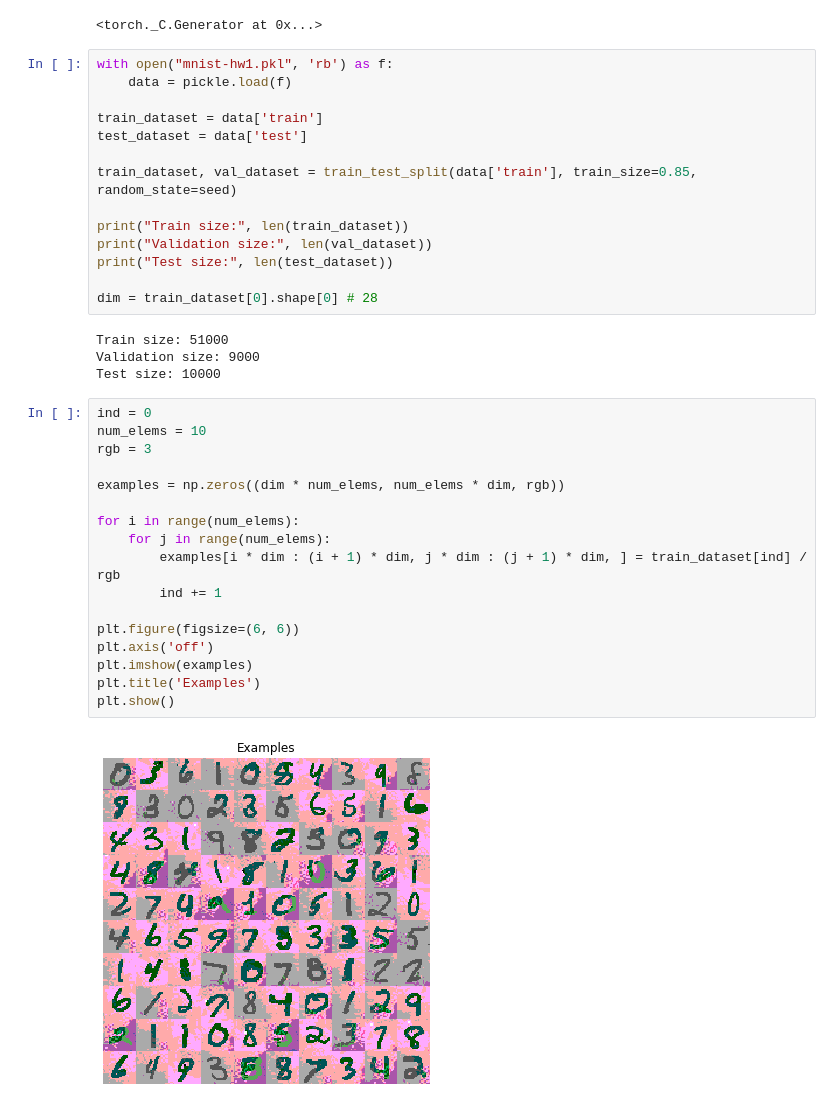
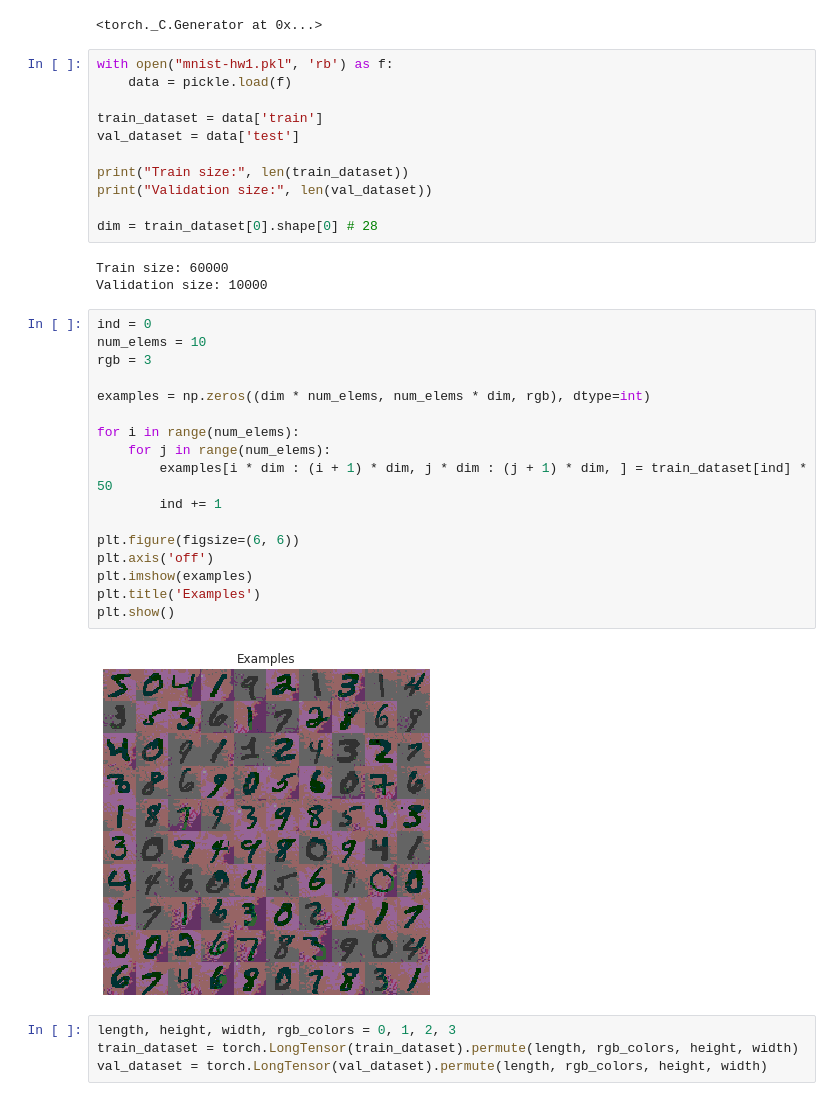
Before and after one commit to aliscafo/deep-unsupervised-learning-2019, a Jupyter notebook: hw1/task3.ipynb, the cells around one changed output. Drawn from its saved outputs; the diff is of its cells as text.

```diff
--- a/hw1/task3.ipynb
+++ b/hw1/task3.ipynb
@@ -16,35 +40,35 @@ with open("mnist-hw1.pkl", 'rb') as f:
     data = pickle.load(f)
 
 train_dataset = data['train']
-test_dataset = data['test']
-
-train_dataset, val_dataset = train_test_split(data['train'], train_size=0.85, random_state=seed)
+val_dataset = data['test']
 
 print("Train size:", len(train_dataset))
 print("Validation size:", len(val_dataset))
-print("Test size:", len(test_dataset))
 
 dim = train_dataset[0].shape[0] # 28
 # %% [output]
-Train size: 51000
-Validation size: 9000
-Test size: 10000
+Train size: 60000
+Validation size: 10000
 # %%
 ind = 0
 num_elems = 10
 rgb = 3
 
-examples = np.zeros((dim * num_elems, num_elems * dim, rgb))
+examples = np.zeros((dim * num_elems, num_elems * dim, rgb), dtype=int)
 
 for i in range(num_elems):
     for j in range(num_elems):
-        examples[i * dim : (i + 1) * dim, j * dim : (j + 1) * dim, ] = train_dataset[ind] / rgb
+        examples[i * dim : (i + 1) * dim, j * dim : (j + 1) * dim, ] = train_dataset[ind] * 50
         ind += 1
 
 plt.figure(figsize=(6, 6))
 plt.axis('off')
 plt.imshow(examples)
 plt.title('Examples')
 plt.show()
 # %% [output]
-[figure, old version]
+[figure, new version]
+# %%
+length, height, width, rgb_colors = 0, 1, 2, 3
+train_dataset = torch.LongTensor(train_dataset).permute(length, rgb_colors, height, width)
+val_dataset = torch.LongTensor(val_dataset).permute(length, rgb_colors, height, width)
```
Also changed, not shown: parts of 9 cells of this notebook.
